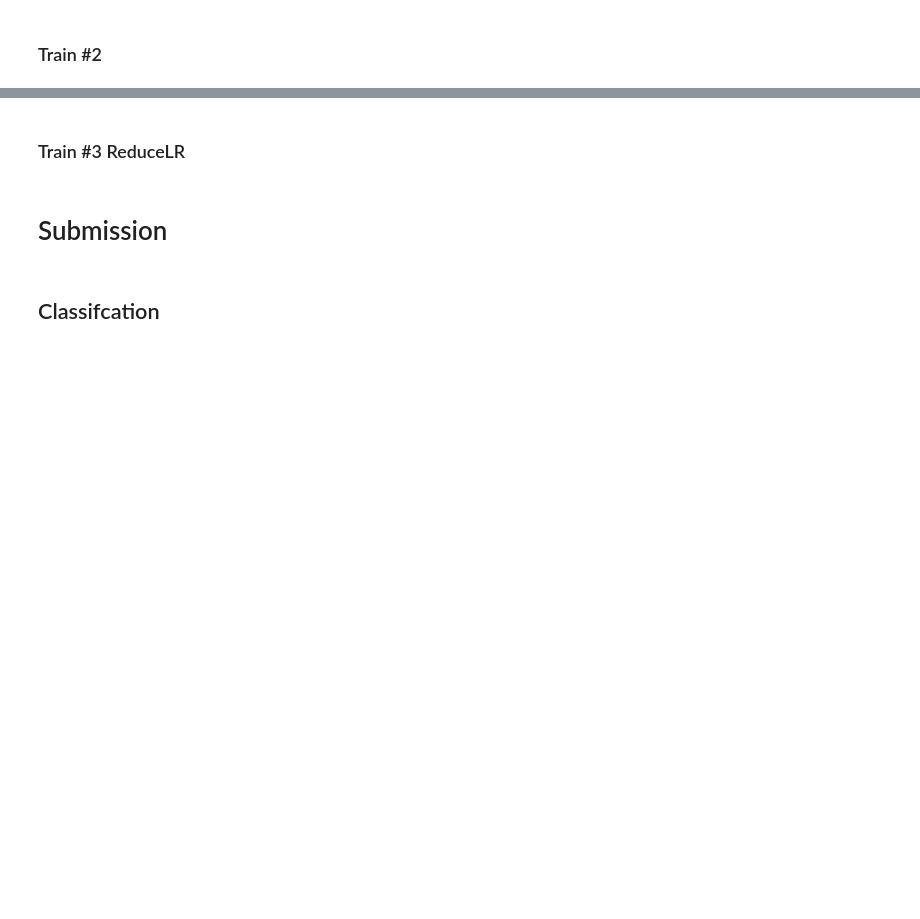
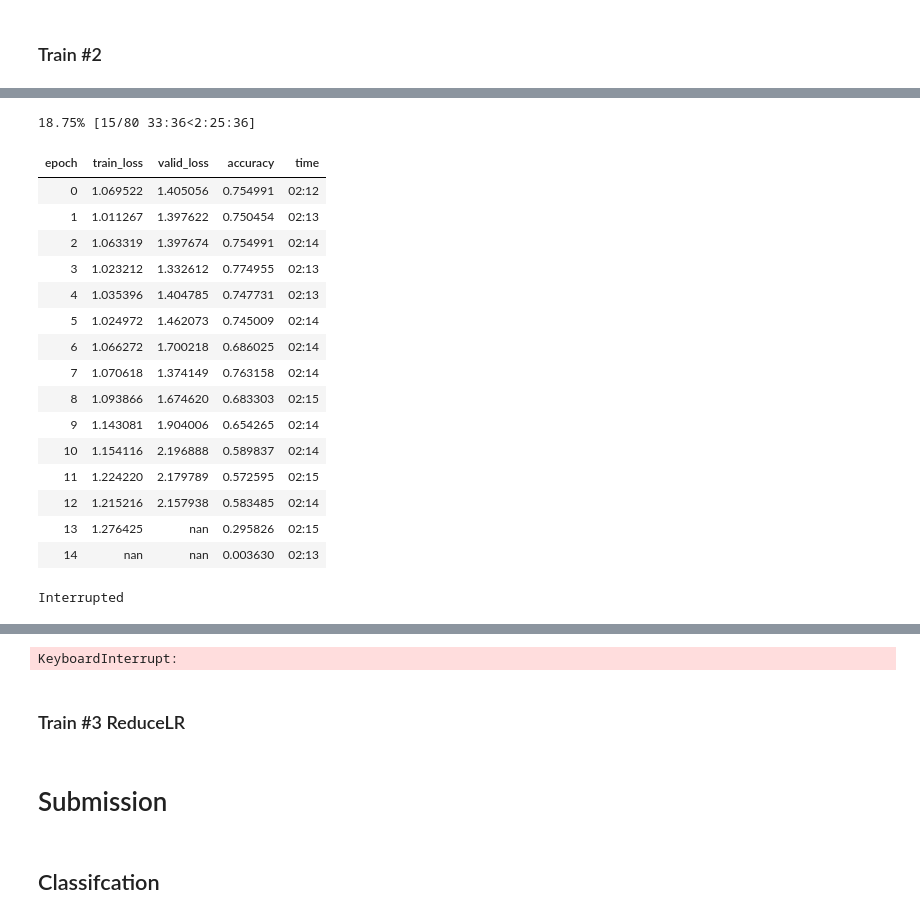
Before and after one commit to MicPie/recursion-cellular-image-classification, a Jupyter notebook: rcic_v31_efficientnet-b3_celltype_plate-group-exp_277HUVECpg0.ipynb, the cells around one changed output, grey strips where cells are left out. Saved outputs shown, nothing was run; the diff lists cells and outputs as text; code cells hidden in the pictures; blank space fills up the shorter version.

```diff
--- a/rcic_v31_efficientnet-b3_celltype_plate-group-exp_277HUVECpg0.ipynb
+++ b/rcic_v31_efficientnet-b3_celltype_plate-group-exp_277HUVECpg0.ipynb
@@ -1449,4 +1467,4 @@ learn.recorder.plot(suggestion=True)
 # %% [markdown]
 ### Train #2
 # %%
-learn.load('effnet/adacos_efficientnet_b3_ct_pg_exp_Pre060e050_190823');
+learn.load('effnet/adacos_efficientnet_b3_ct_pg_exp_277'+ct+'pg'+str(pg)+'_Pre020_190827');
@@ -1456,6 +1482,25 @@ learn.recorder.plot(suggestion=True)
 # %%
 savem = SaveModelCallback(learn, every='improvement', monitor='accuracy',
-                          name='effnet/adacos_efficientnet_b3_ct_pg_exp_'+ct+'e030_best')
+                          name='effnet/adacos_efficientnet_b3_ct_pg_exp_277'+ct+'pg'+str(pg)+'_Pre020-e100_190828_best')
 # %%
 #learn.fit_one_cycle(30, max_lr=1e-4, pct_start=0.2, final_div=1e3, callbacks=[savem])
-learn.fit_one_cycle(30, max_lr=1e-4, callbacks=[savem])
+learn.fit_one_cycle(80, max_lr=1e-3, callbacks=[savem])
+# %% [output]
+18.75% [15/80 33:36<2:25:36]
+| epoch | train_loss | valid_loss | accuracy | time |
+| 0 | 1.069522 | 1.405056 | 0.754991 | 02:12 |
+| 1 | 1.011267 | 1.397622 | 0.750454 | 02:13 |
+| 2 | 1.063319 | 1.397674 | 0.754991 | 02:14 |
+| 3 | 1.023212 | 1.332612 | 0.774955 | 02:13 |
+| 4 | 1.035396 | 1.404785 | 0.747731 | 02:13 |
+| 5 | 1.024972 | 1.462073 | 0.745009 | 02:14 |
+| 6 | 1.066272 | 1.700218 | 0.686025 | 02:14 |
+| 7 | 1.070618 | 1.374149 | 0.763158 | 02:14 |
+| 8 | 1.093866 | 1.674620 | 0.683303 | 02:15 |
+| 9 | 1.143081 | 1.904006 | 0.654265 | 02:14 |
+| 10 | 1.154116 | 2.196888 | 0.589837 | 02:14 |
+| 11 | 1.224220 | 2.179789 | 0.572595 | 02:15 |
+| 12 | 1.215216 | 2.157938 | 0.583485 | 02:14 |
+| 13 | 1.276425 | nan | 0.295826 | 02:15 |
+| 14 | nan | nan | 0.003630 | 02:13 |
+Interrupted
@@ -1462,3 +1509,4 @@ learn.fit_one_cycle(30, max_lr=1e-4, callbacks=[savem])
+KeyboardInterrupt:
 # %%
 learn.recorder.plot_losses()
 # %%
```
Also changed, not shown: parts of 9 cells of this notebook, 1 other file.
